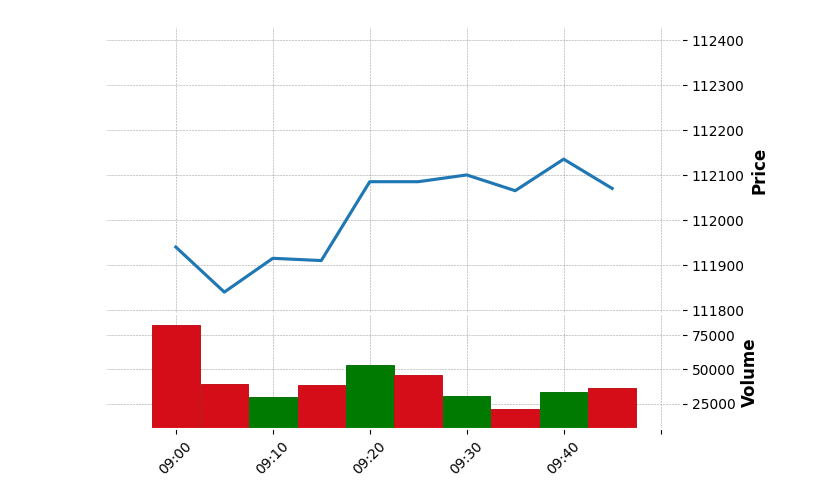
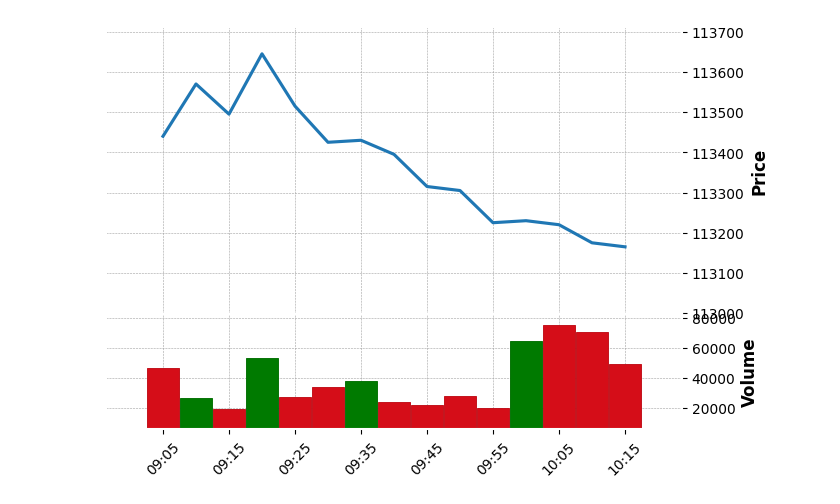
Before and after one commit to renatonmag/algotrading_1, a Jupyter notebook: src/algotrading_1/nb/initial_project.ipynb, the cells around one changed output. Drawn from its saved outputs; the diff is of its cells as text; code cells hidden in the pictures.

```diff
--- a/src/algotrading_1/nb/initial_project.ipynb
+++ b/src/algotrading_1/nb/initial_project.ipynb
@@ -41,13 +32,14 @@ Name: Close, dtype: int64
 # %%
 import mplfinance as mpf
 
 
 
 
-filtered_df = df[df.index > '2022-06-01']
+filtered_df = df
+# [(df.index > '2025-01-01') & (df.index < '2025-12-30')]
 ohlc = filtered_df.to_dict(orient='records')
 
-mpf.plot(filtered_df[0:10], type='line', mav=(27), volume=True, style='charles')
+mpf.plot(filtered_df[:15], type='line', mav=(27), volume=True, style='charles')
 # %% [output]
-[figure, old version]
+[figure, new version]
 # %%
```
Also changed, not shown: parts of 9 cells of this notebook, 3 other files.
